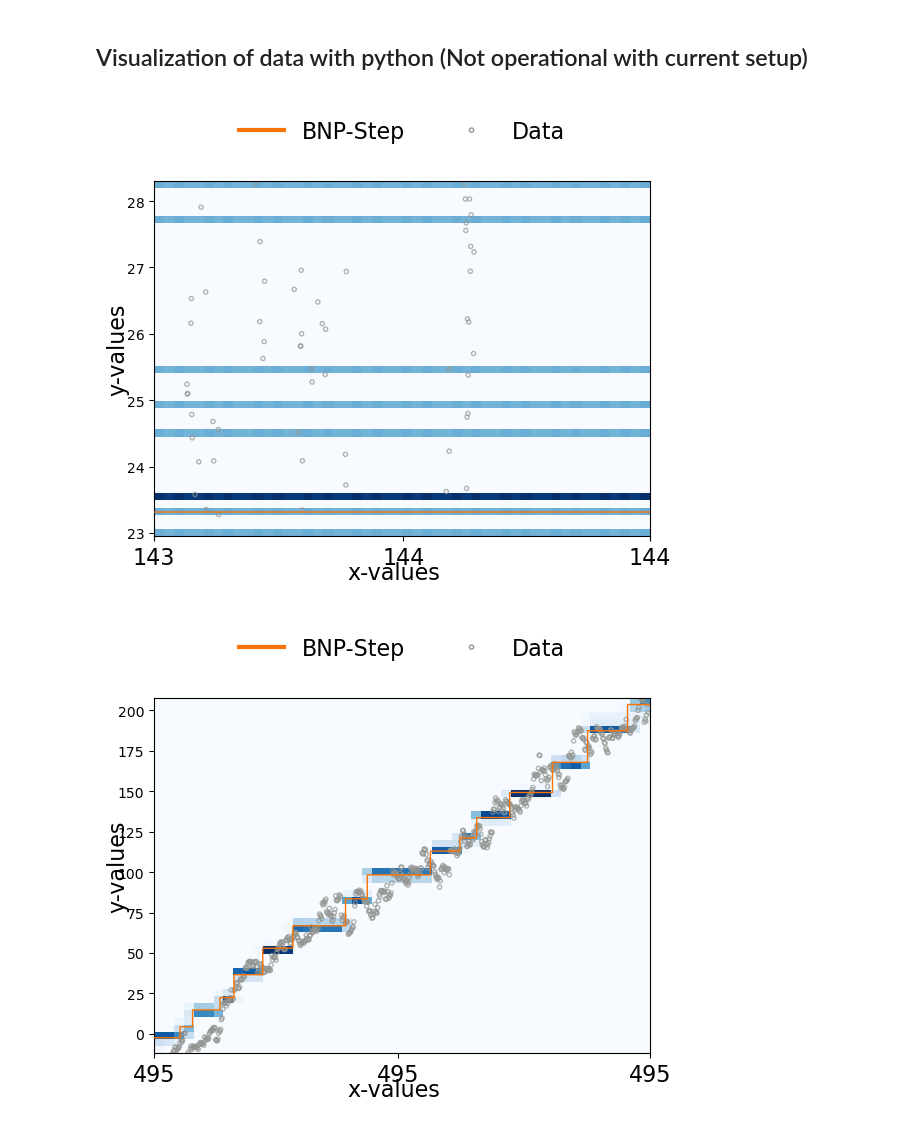
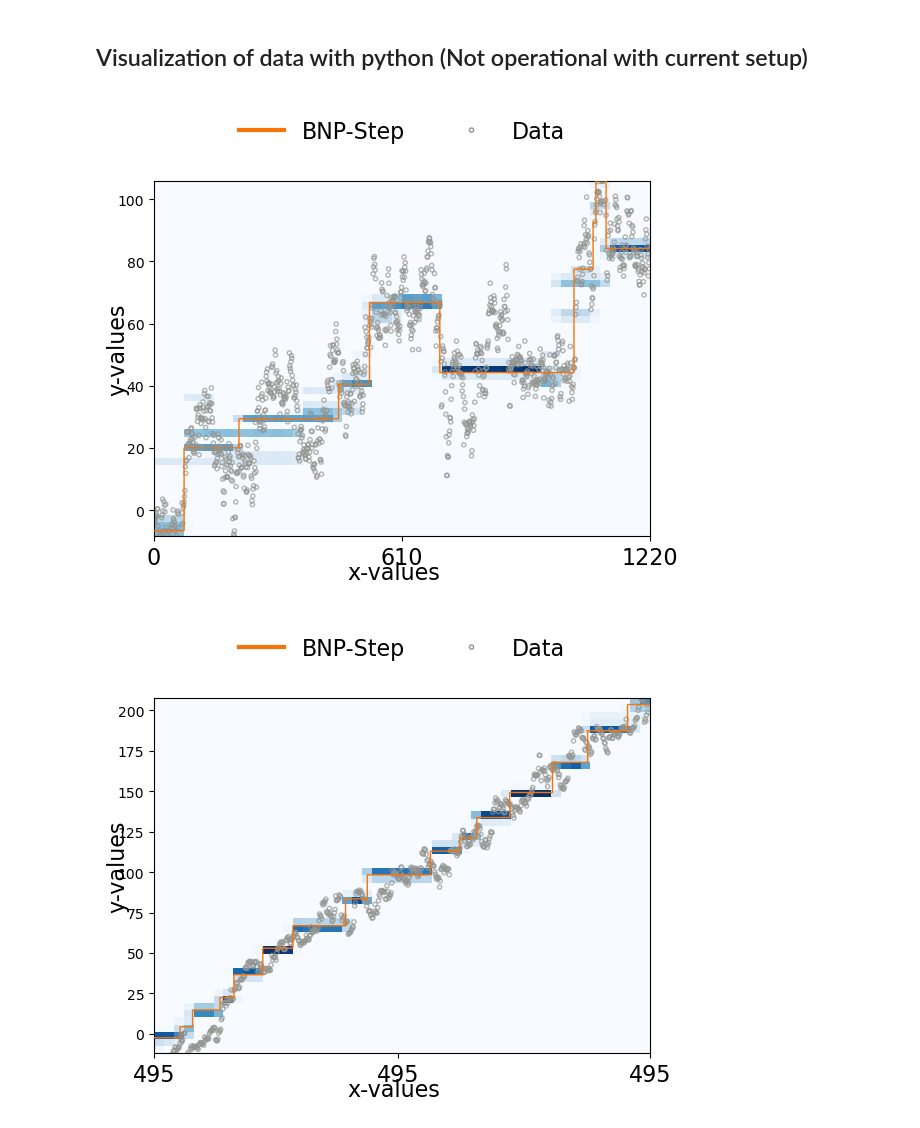
Before and after one commit to zyg1213/bnp-step_Yildiz, a Jupyter notebook: BNPStep_from_FIONA_2C.ipynb, the cells around one changed output. Saved outputs shown, nothing was run; the diff lists cells and outputs as text; code cells hidden in the pictures.

Commit message:
D0922h19m49
Omited the processing of data_time in BNPStep_from_FIONA_2C.ipynb and turned off has_timepoints.

Also made corresponding changes in bnp_analyze

```diff
--- a/BNPStep_from_FIONA_2C.ipynb
+++ b/BNPStep_from_FIONA_2C.ipynb
@@ -43,5 +48,5 @@ print(list(file_paths))  # Convert to list if needed
 # %%
-file_paths = ['C:/Users/Yildiz Lab/Desktop/BNP/Stier v2/241113-01-100126_47094_fiona.mat']
+file_paths = [r'C:\Users\yhzhe\Desktop\bnp\Stier v2\241113-01-100126_47094_fiona.mat']
 n_samples = 10
 # %% [markdown]
 ### Run through all files and save bnpstep results in .mat and .pkl format
@@ -69,7 +74,8 @@ for i in range(len(file_paths)):
     data_struct['time'] = data_struct['time'][~np.isnan(data_struct['time'])]
     data_struct['trace'] = data_struct['trace'][~np.isnan(data_struct['trace'][:,0])]
 
-    t_trace_arr = np.array([data_struct['time'].reshape(len(data_struct['time']),1).flatten(), data_struct['trace'][:,0].reshape(len(data_struct['time']),1).flatten()])
+    # t_trace_arr = np.array([data_struct['time'].reshape(len(data_struct['time']),1).flatten(), data_struct['trace'][:,0].reshape(len(data_struct['time']),1).flatten()])
+    t_trace_arr = np.array(data_struct['trace'][:,0].reshape(len(data_struct['time']),1).flatten())
     # t_trace_arr = t_trace_arr.reshape(len(data_struct['time']),2)
     t_trace_arr = t_trace_arr.transpose()
     print(t_trace_arr.shape)
@@ -82,7 +88,7 @@ for i in range(len(file_paths)):
         print('skipping', p.stem, 'for too many steps')
     else:
         sampler = bnp.BNPStep(B_max=int(2*estimated_steps))
-        sampler.load_data(str(p.parent)+'/'+p.stem+'_tempdata.csv', has_timepoints=True)
+        sampler.load_data(str(p.parent)+'/'+p.stem+'_tempdata.csv', has_timepoints=False)
 
         # if os.path.exists('tests/tempdata.csv'):
         #     os.remove('tests/tempdata.csv')
@@ -113,5 +119,5 @@ for i in range(len(file_paths)):
 
     end_time = time.perf_counter()
     duration = end_time - start_time
-    print(f"Iteration took {duration:.6f} seconds", sampler.Wacc)
+    print(f"Iteration took {duration:.6f} seconds", len(sampler.Wacc))
 # %% [output]
@@ -209,14 +214,14 @@ Sampler initialized with max steps: 21 sampling for 5000 iterations.
 # %% [markdown]
 ## Visualization of data with python (Not operational with current setup)
 # %%
-rootdir1 = 'C:/Users/Yildiz Lab/Desktop/BNP/Stier v2/'
-rootdir2 = 'C:/Users/Yildiz Lab/Desktop/BN/Stier v2/'
+rootdir1 = r'C:\Users\yhzhe\Desktop\bnp\Stier v2\\'
+rootdir2 = r'C:\Users\yhzhe\Desktop\bnp\Stier v2\\'
 # sampler = bnp.BNPStep(B_max=122)
-sampler.load_data(str(p.parent)+'/241113-01-100126_47094_fiona_tempdata.csv', has_timepoints=True)
+sampler.load_data(str(p.parent)+'/241113-01-100126_47094_fiona_tempdata.csv', has_timepoints=False)
 sampler.results_from_file(filename=rootdir1+'241113-01-100126_47094_fiona_trial_sample')
 sampler.visualize_results(plot_type='step')
 # %% [output]
-[figure, old version]
+[figure, new version]
 # %%
 sampler.results_from_file(filename='/Users/slivka/Documents/University of California/Research/2Color/79469_fiona_trial_sample')
 sampler.visualize_results(plot_type='step')
```
Also changed, not shown: parts of 2 cells of this notebook, 1 other file.
